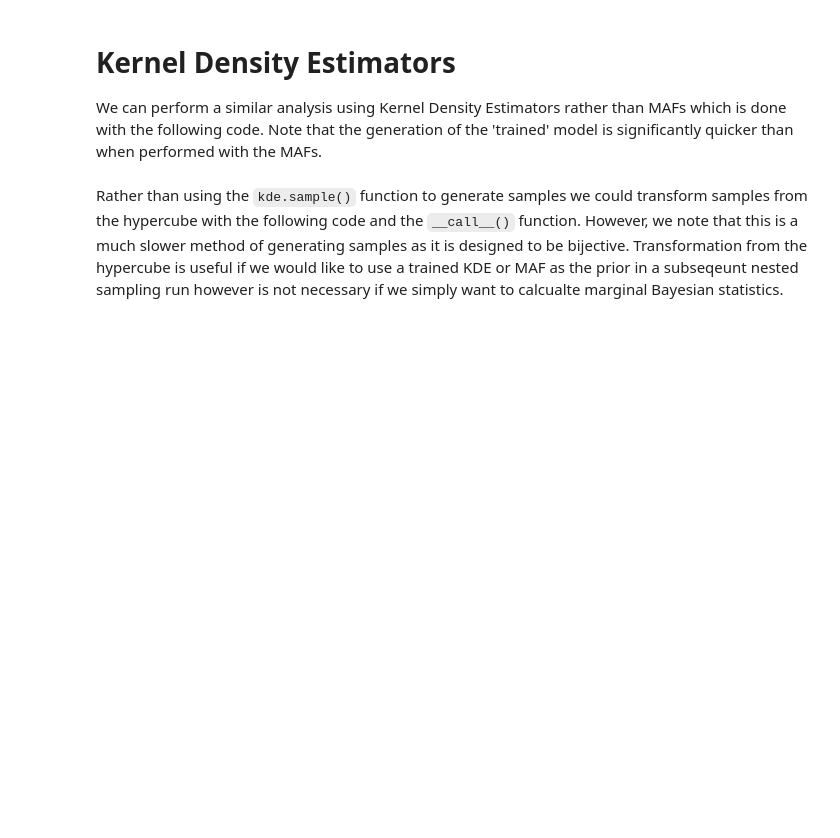
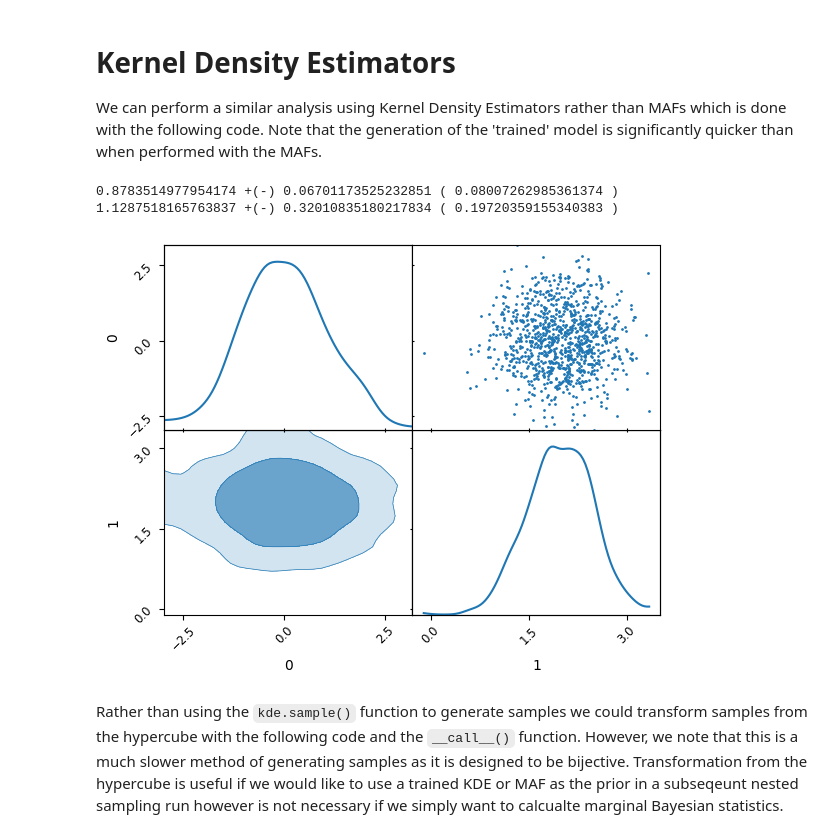
Before and after one commit to htjb/margarine, a Jupyter notebook: notebook/Tutorial.ipynb, the cells around one changed output. Cells and saved outputs as stored; diff of their text form; code cells hidden in the pictures; blank space fills up the shorter version.

```diff
--- a/notebook/Tutorial.ipynb
+++ b/notebook/Tutorial.ipynb
@@ -68,17 +89,21 @@ We can perform a similar analysis using Kernel Density Estimators rather than MA
 # %%
 from margarine.kde import KDE
 kde = KDE(data, weights=weights)
 kde.generate_kde()
 x = kde.sample(5000)
 
-samples = MCMCSamples(data=x, weights=weights)
+samples = MCMCSamples(data=data, weights=weights)
 samples.plot_2d(names)
 
 stats = calculate(kde).statistics()
-print(stats.iloc[0, 0], '+(-)', stats.iloc[0, 2] - stats.iloc[0, 0],
-      '(', stats.iloc[0, 0] - stats.iloc[0, 1], ')', samples.D())
-print(stats.iloc[1, 0], '+(-)', stats.iloc[1, 2] - stats.iloc[1, 0],
-      '(', stats.iloc[1, 0] - stats.iloc[1, 1], ')', samples.d())
+print(stats['KL Divergence'], '+(-)', stats['KL Upper Bound'] - stats['KL Divergence'],
+      '(', stats['KL Divergence'] - stats['KL Lower Bound'], ')')
+print(stats['BMD'], '+(-)', stats['BMD Upper Bound'] - stats['BMD'],
+      '(', stats['BMD'] - stats['BMD Lower Bound'], ')')
+# %% [output]
+0.8783514977954174 +(-) 0.06701173525232851 ( 0.08007262985361374 )
+1.1287518165763837 +(-) 0.32010835180217834 ( 0.19720359155340383 )
+[figure, added]
 # %% [markdown]
 Rather than using the `kde.sample()` function to generate samples we could transform samples from the hypercube with the following code and the `__call__()` function. However, we note that this is a much slower method of generating samples as it is designed to be bijective. Transformation from the hypercube is useful if we would like to use a trained KDE or MAF as the prior in a subseqeunt nested sampling run however is not necessary if we simply want to calcualte marginal Bayesian statistics.
 # %%
```
Also changed, not shown: parts of 8 cells of this notebook, 2 other files.
